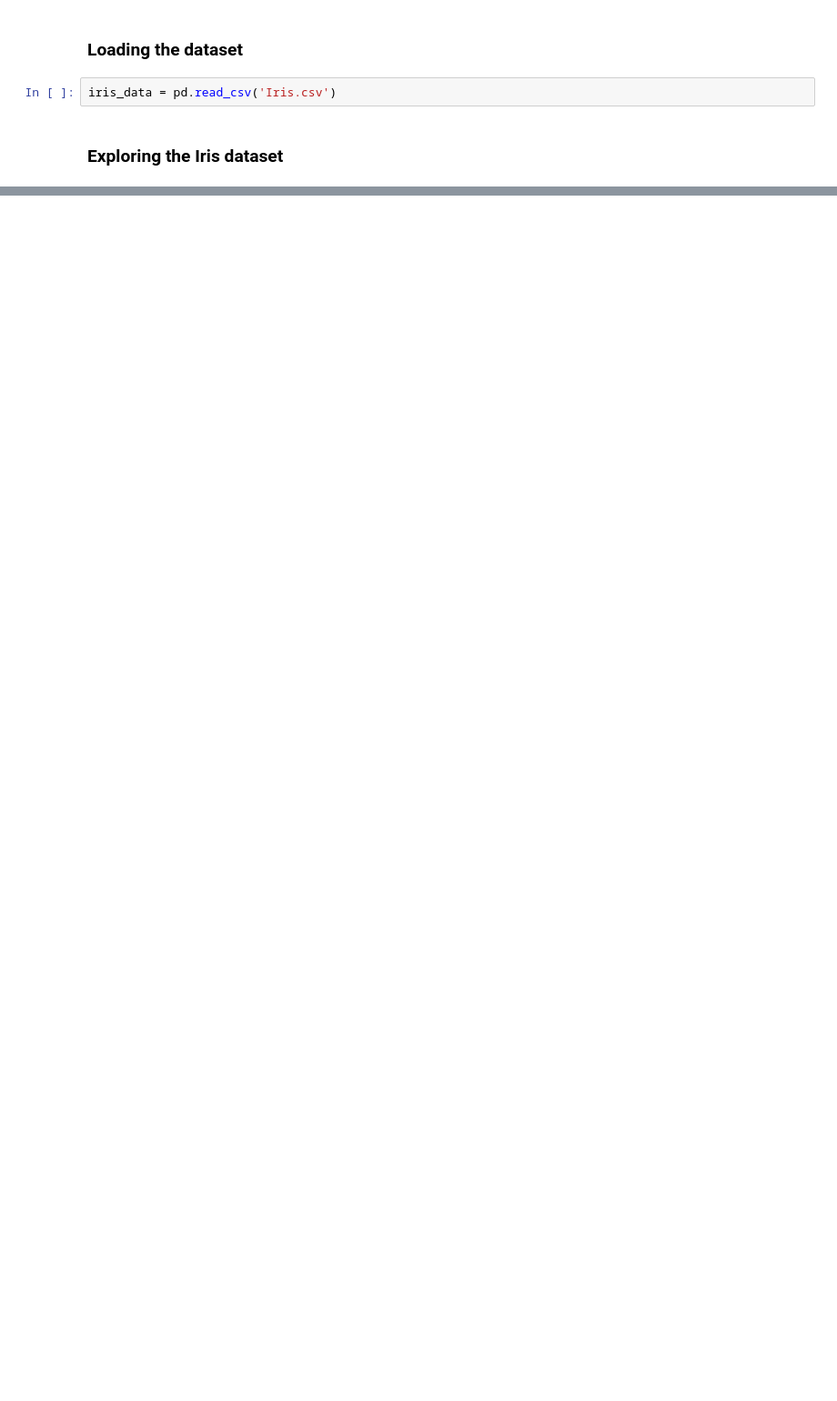
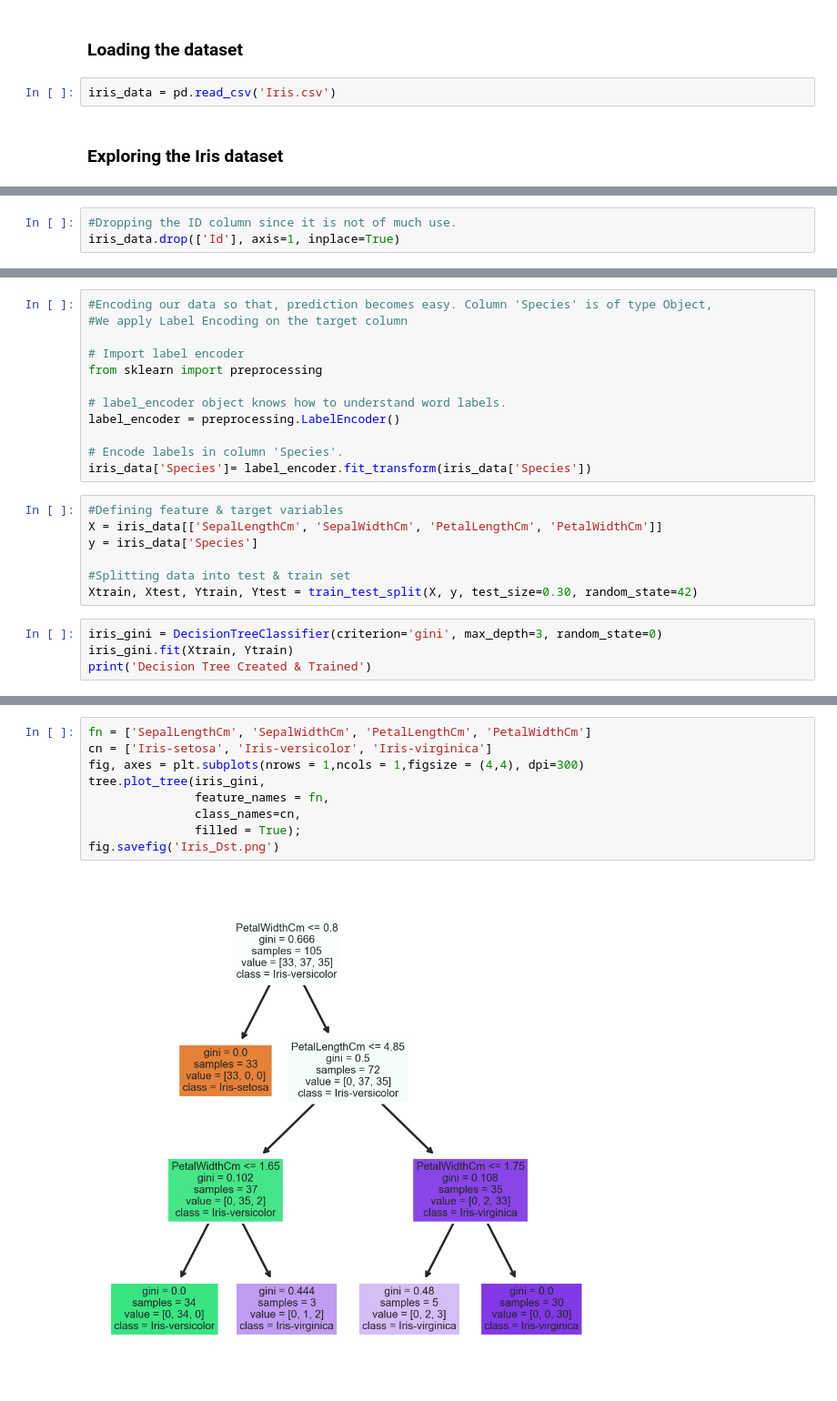
Before and after one commit to iaks23/TSF_Internship_Tasks, a Jupyter notebook: Task_1_Decision_Tree/Decision_Tree_Iris.ipynb, the cells around one changed output, grey strips where cells are left out. Shown at 91% size. Saved outputs shown, nothing was run; the diff lists cells and outputs as text; blank space fills up the shorter version.

```diff
--- a/Task_1_Decision_Tree/Decision_Tree_Iris.ipynb
+++ b/Task_1_Decision_Tree/Decision_Tree_Iris.ipynb
@@ -29,0 +110,3 @@ iris_data.head(10)
+# %%
+#Dropping the ID column since it is not of much use.
+iris_data.drop(['Id'], axis=1, inplace=True)
@@ -29,0 +128,23 @@ iris_data.head(10)
+# %%
+#Encoding our data so that, prediction becomes easy. Column 'Species' is of type Object,
+#We apply Label Encoding on the target column
+
+# Import label encoder
+from sklearn import preprocessing
+
+# label_encoder object knows how to understand word labels.
+label_encoder = preprocessing.LabelEncoder()
+
+# Encode labels in column 'Species'.
+iris_data['Species']= label_encoder.fit_transform(iris_data['Species'])
+# %%
+#Defining feature & target variables
+X = iris_data[['SepalLengthCm', 'SepalWidthCm', 'PetalLengthCm', 'PetalWidthCm']]
+y = iris_data['Species']
+
+#Splitting data into test & train set
+Xtrain, Xtest, Ytrain, Ytest = train_test_split(X, y, test_size=0.30, random_state=42)
+# %%
+iris_gini = DecisionTreeClassifier(criterion='gini', max_depth=3, random_state=0)
+iris_gini.fit(Xtrain, Ytrain)
+print('Decision Tree Created & Trained')
@@ -29,0 +174,11 @@ iris_data.head(10)
+# %%
+fn = ['SepalLengthCm', 'SepalWidthCm', 'PetalLengthCm', 'PetalWidthCm']
+cn = ['Iris-setosa', 'Iris-versicolor', 'Iris-virginica']
+fig, axes = plt.subplots(nrows = 1,ncols = 1,figsize = (4,4), dpi=300)
+tree.plot_tree(iris_gini,
+               feature_names = fn,
+               class_names=cn,
+               filled = True);
+fig.savefig('Iris_Dst.png')
+# %% [output]
+[figure, added]
```
Also changed, not shown: parts of 24 cells of this notebook, 2 other files.
